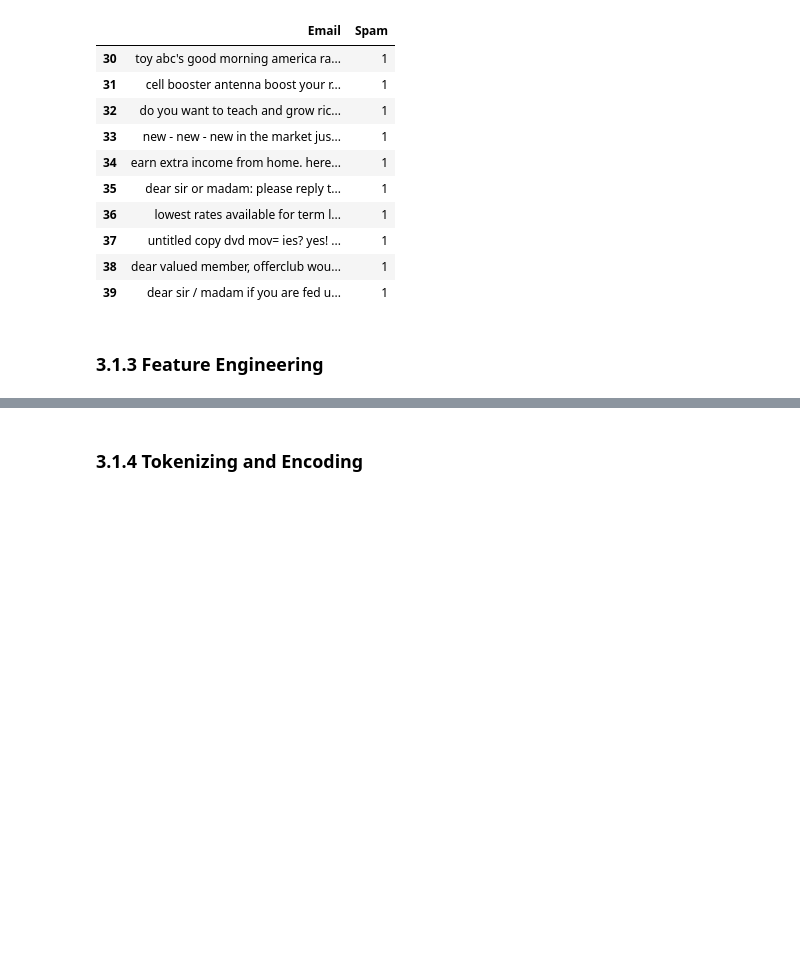
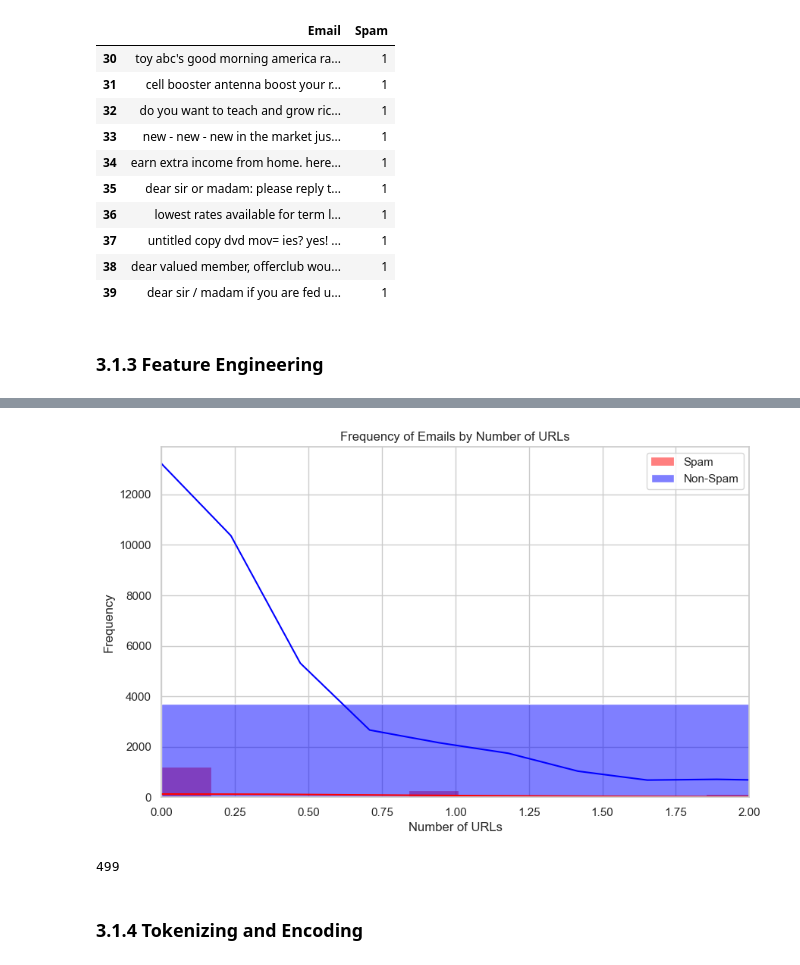
Before and after one commit to anisaftab/Spam_Email_Prediction_App, a Jupyter notebook: Honours_Project.ipynb, the cells around one changed output, grey strips where cells are left out. Drawn from its saved outputs; the diff is of its cells as text; code cells hidden in the pictures; blank space fills up the shorter version.

```diff
--- a/Honours_Project.ipynb
+++ b/Honours_Project.ipynb
@@ -152,3 +181,28 @@ SyntaxError: invalid syntax (2933868992.py, line 5)
+# %%
+spam_urls = spam_df[spam_df['Spam'] == 1]['Phone Number Count']
+non_spam_urls = spam_df[spam_df['Spam'] == 0]['Phone Number Count']
+
+# Plotting
+plt.figure(figsize=(10, 6))
+sns.histplot(spam_urls, color='red', label='Spam', kde=True)
+sns.histplot(non_spam_urls, color='blue', label='Non-Spam', kde=True)
+plt.xlabel('Number of URLs')
+plt.ylabel('Frequency')
+plt.title('Frequency of Emails by Number of URLs')
+plt.legend()
+sns.set(style='whitegrid')
+
+plt.xlim(0, 2)  # Set the minimum to current and maximum to 20
+
+plt.show()
+# %% [output]
+[figure, added]
+# %%
+spam_df[spam_df['Spam'] == 1]['Punctuation Count'].nunique()
+
+spam_df[spam_df['Spam'] == 0]['Punctuation Count'].nunique()
+# %% [output]
+499
 # %% [markdown]
 ### 3.1.4 Tokenizing and Encoding
 # %%
```
Also changed, not shown: parts of 14 cells of this notebook.
